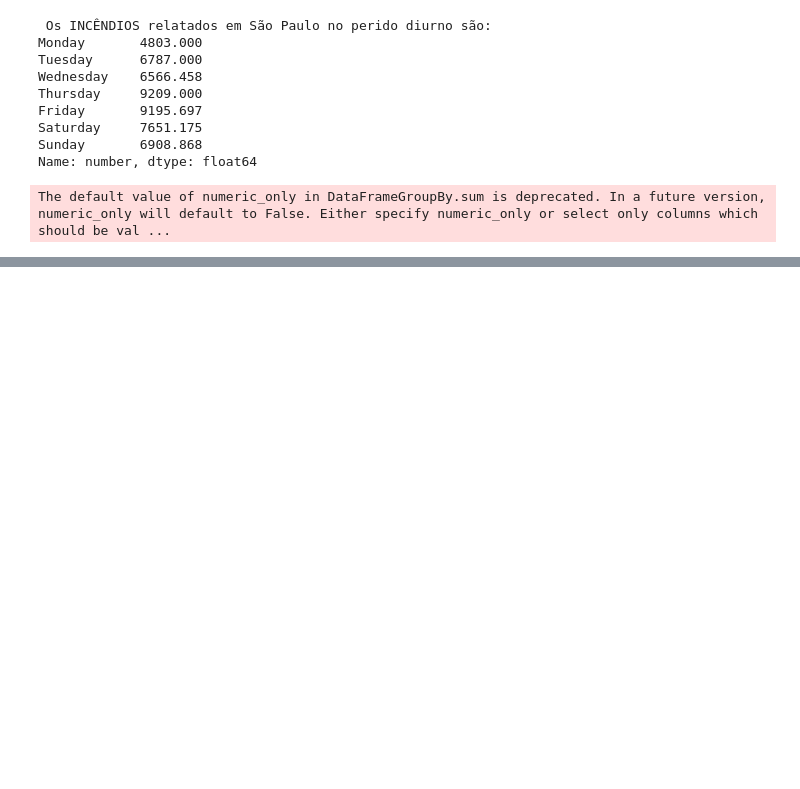
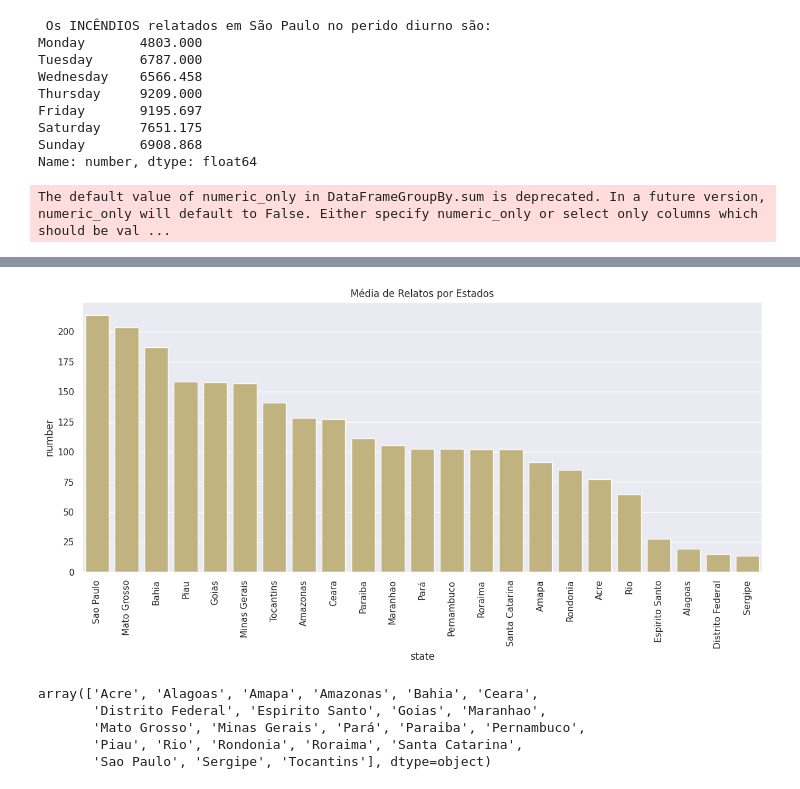
Before and after one commit to Gcango/Analise-dos-Incendios-Florestais-no-Brasil, a Jupyter notebook: Analise_dos_Inc_Florestais.ipynb, the cells around one changed output, grey strips where cells are left out. Saved outputs shown, nothing was run; the diff lists cells and outputs as text; code cells hidden in the pictures; blank space fills up the shorter version.

```diff
--- a/Analise_dos_Inc_Florestais.ipynb
+++ b/Analise_dos_Inc_Florestais.ipynb
@@ -331,0 +362,3 @@ The default value of numeric_only in DataFrameGroupBy.sum is deprecated. In a fu
+# %%
+relato_medio = dados.groupby('state')['number'].mean().sort_values(ascending=False).reset_index()
+relato_medio
@@ -332 +383,10 @@ The default value of numeric_only in DataFrameGroupBy.sum is deprecated. In a fu
+# %%
+plt.figure(figsize=(15,6))
+#sns.set_theme(style="whitegrid")
+plt.xticks(rotation=90)
+plot = sns.barplot(x='state', y='number', data = relato_medio, color='y')
+plt.title('Média de Relatos por Estados')
+plt.show()
+# %% [output]
+[figure, added]
 # %%
@@ -333,0 +394,9 @@ The default value of numeric_only in DataFrameGroupBy.sum is deprecated. In a fu
+# %%
+relato_dez = dados[dados['month'] == 'Dezembro']['state'].unique()
+relato_dez
+# %% [output]
+array(['Acre', 'Alagoas', 'Amapa', 'Amazonas', 'Bahia', 'Ceara',
+       'Distrito Federal', 'Espirito Santo', 'Goias', 'Maranhao',
+       'Mato Grosso', 'Minas Gerais', 'Pará', 'Paraiba', 'Pernambuco',
+       'Piau', 'Rio', 'Rondonia', 'Roraima', 'Santa Catarina',
+       'Sao Paulo', 'Sergipe', 'Tocantins'], dtype=object)
```
Also changed, not shown: parts of 9 cells of this notebook.
